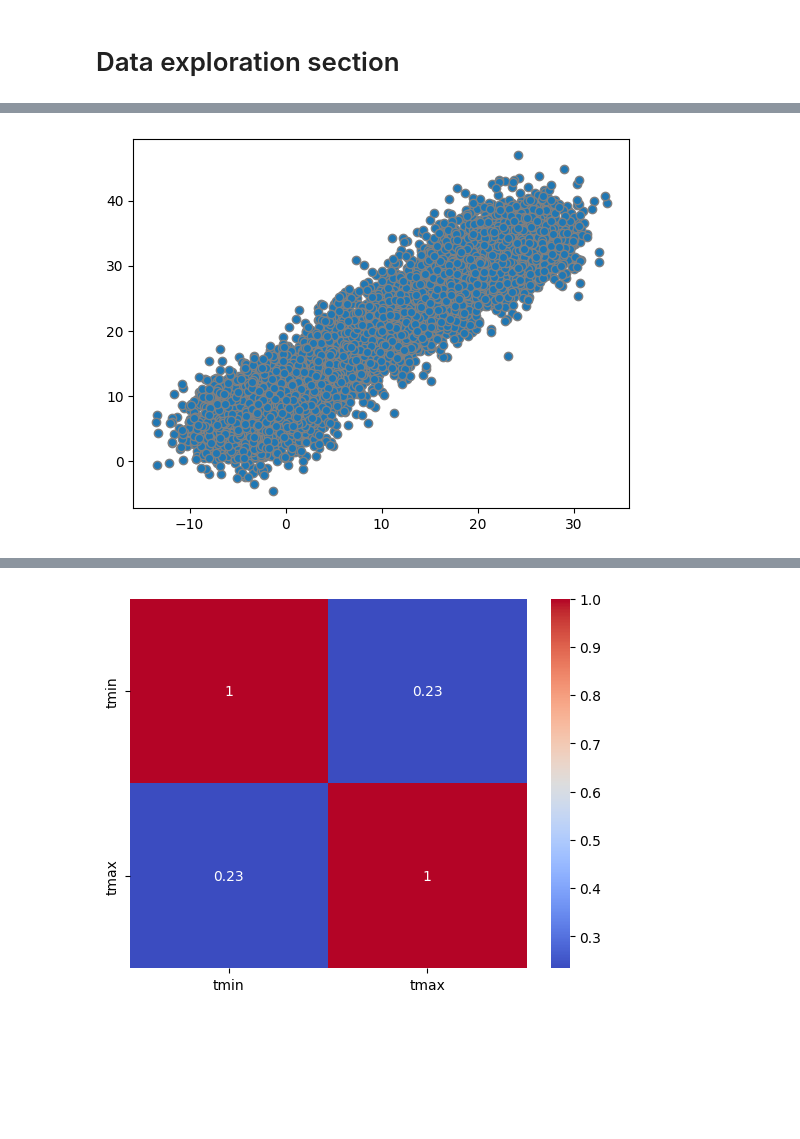
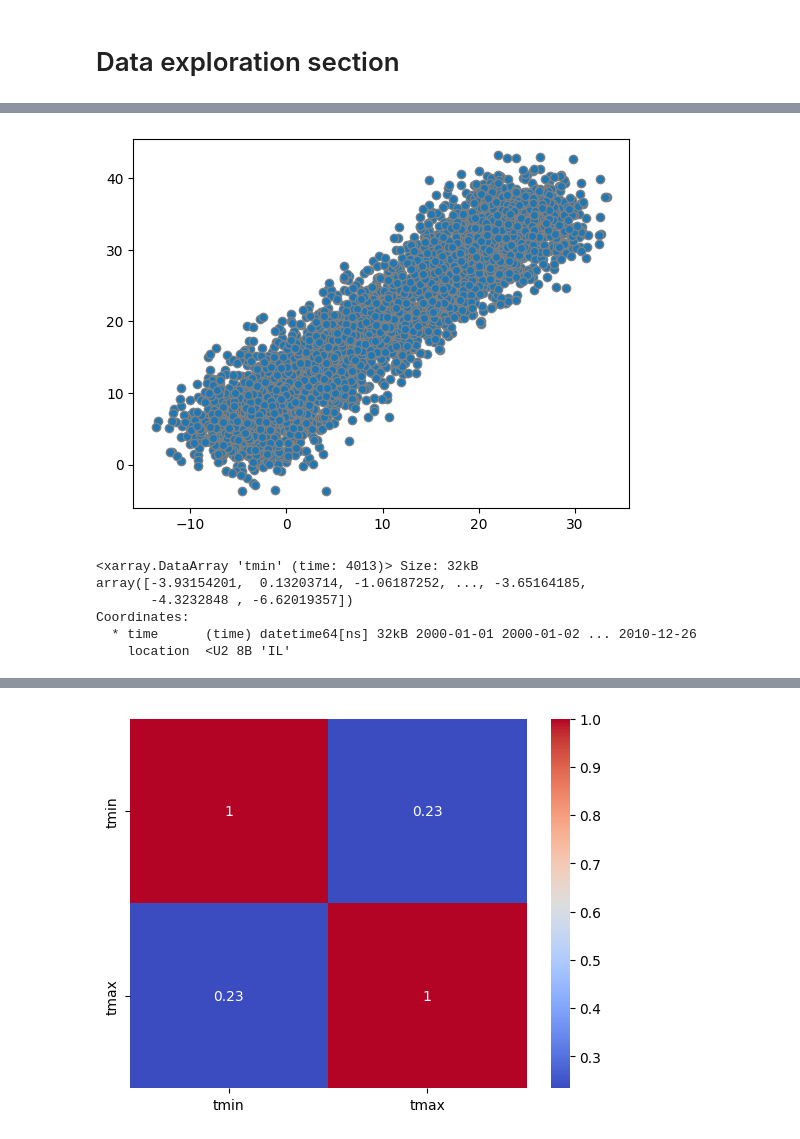
Before and after one commit to mariajmolina/UMDAOSC650, a Jupyter notebook: data_processing.ipynb, the cells around one changed output, grey strips where cells are left out. Saved outputs shown, nothing was run; the diff lists cells and outputs as text; code cells hidden in the pictures; blank space fills up the shorter version.

```diff
--- a/data_processing.ipynb
+++ b/data_processing.ipynb
@@ -20,7 +20,7 @@ Adapted from https://docs.xarray.dev/en/latest/examples/weather-data.html
 np.random.seed(123)
 
 # create a fake time array and annual cycle
-times = pd.date_range("2000-01-01", "2005-12-31", name="time")
+times = pd.date_range("2000-01-01", "2010-12-31", name="time")
 annual_cycle = np.sin(2 * np.pi * (times.dayofyear.values / 365.25 - 0.28))
 base = 10 + 15 * annual_cycle.reshape(-1, 1)
 
@@ -138,6 +166,19 @@ plt.show()
 # %%
 # we can also view how tmin and tmax are related using a scatterplot
-plt.scatter(ds['tmin'], ds['tmax'], edgecolor='grey')
+plt.scatter(
+    ds['tmin'].sel(location='IL')[0:-5:],
+    ds['tmax'].sel(location='IL')[5::],
+    edgecolor='grey'
+    )
 plt.show()
 # %% [output]
-[figure, old version]
+[figure, new version]
+# %%
+ds['tmin'].sel(location='IL')[0:-5:]
+# %% [output]
+<xarray.DataArray 'tmin' (time: 4013)> Size: 32kB
+array([-3.93154201,  0.13203714, -1.06187252, ..., -3.65164185,
+       -4.3232848 , -6.62019357])
+Coordinates:
+  * time      (time) datetime64[ns] 32kB 2000-01-01 2000-01-02 ... 2010-12-26
+    location  <U2 8B 'IL'
```
Also changed, not shown: parts of 26 cells of this notebook.
